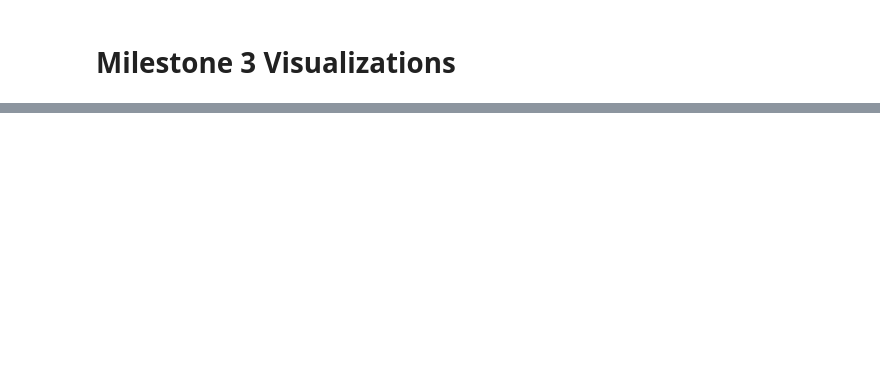
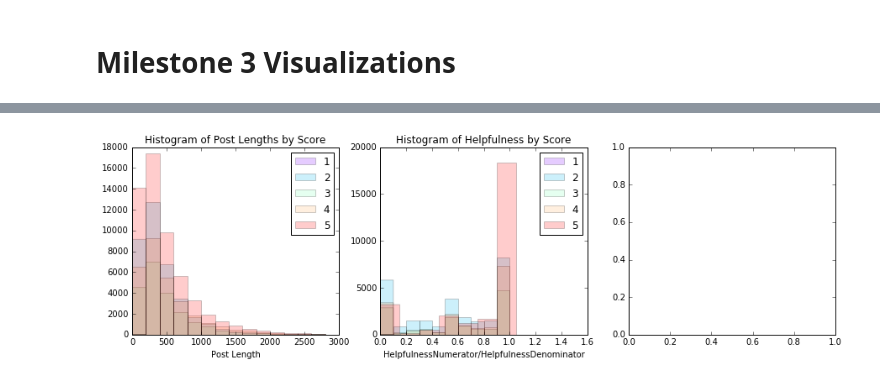
Before and after one commit to mkane12/CS109a_Final_Project, a Jupyter notebook: python/Milestone_3_Visualizations.ipynb, the cells around one changed output, grey strips where cells are left out. Saved outputs shown, nothing was run; the diff lists cells and outputs as text; code cells hidden in the pictures; blank space fills up the shorter version.

```diff
--- a/python/Milestone_3_Visualizations.ipynb
+++ b/python/Milestone_3_Visualizations.ipynb
@@ -72,0 +71,48 @@ ax3.set_xlabel("HelfulnessNumerator/HelpfulnessDenominator")
+# %%
+### Histograms by Score (color-coded by score)
+
+fig, (ax1, ax2, ax3) = plt.subplots(1, 3, figsize=(15, 4))
+groups = 5
+#set up color map (one color per group number)
+#split [0, 1] in to as many parts as there are groups
+group_numbers = np.linspace(0, 1, groups)
+#get a color map
+c_map = plt.get_cmap("rainbow")
+#get a range of colors from color map
+c_norm  = colors.Normalize(vmin = 0, vmax = group_numbers[-1])
+#get a map that maps a group number to a color
+number_map = cmx.ScalarMappable(norm = c_norm, cmap = c_map)
+
+# Histograms for each score (in case people write longer posts for very good/bad items)
+for score in xrange(groups):
+
+    # convert a group number into a color using our map
+    color = number_map.to_rgba(group_numbers[score])
+
+    score_data = df[df['Score'] == score]
+    # Histogram of post length
+    post_lengths = []
+    for p in score_data['Text']:
+        length = len(p)
+        post_lengths.append(length)
+
+    ax1.hist(post_lengths, bins=range(0, 3000, 200), color=color, alpha=0.2)
+    ax1.set_title("Histogram of Post Lengths by Score")
+    ax1.set_xlabel("Post Length")
+    ax1.legend([g+1 for g in xrange(groups)], loc = 0)
+
+    # Histogram of HelpfulnessNumerator/HelpfulnessDenomenator
+    # Calculate helpfulness as HelfulnessNumerator/HelpfulnessDenominator
+    helpfulness = []
+    for index, row in score_data.iterrows():
+        if row['HelpfulnessDenominator'] != 0:
+            helpfulness.append(float(row['HelpfulnessNumerator'])/row['HelpfulnessDenominator'])
+
+    ax2.hist(helpfulness, color=color, alpha=0.2)
+    ax2.set_title("Histogram of Helpfulness by Score")
+    ax2.set_xlabel("HelpfulnessNumerator/HelpfulnessDenominator")
+    ax2.legend([g+1 for g in xrange(groups)], loc = 0)
+
+    # Histogram of time for each score (in case people write angry posts late at night)
+# %% [output]
+[figure, added]
```
Also changed, not shown: parts of 2 cells of this notebook.
